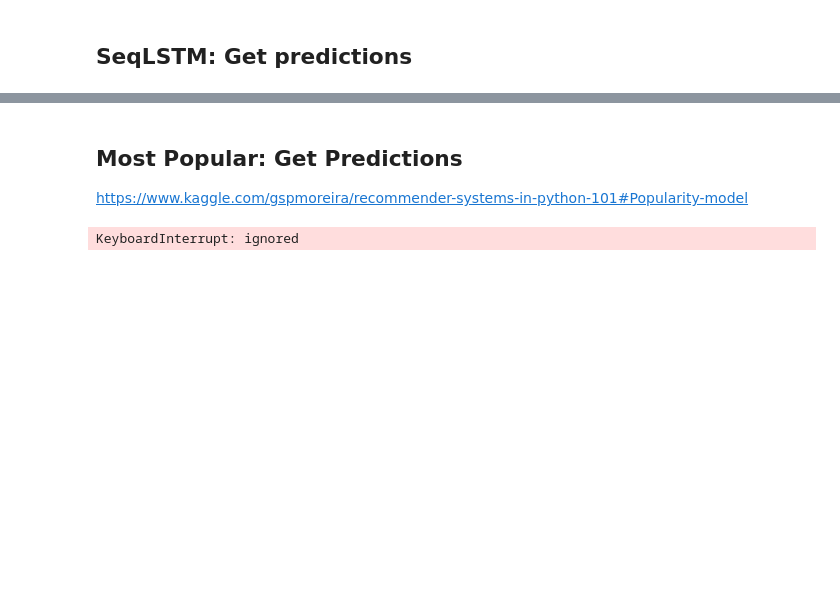
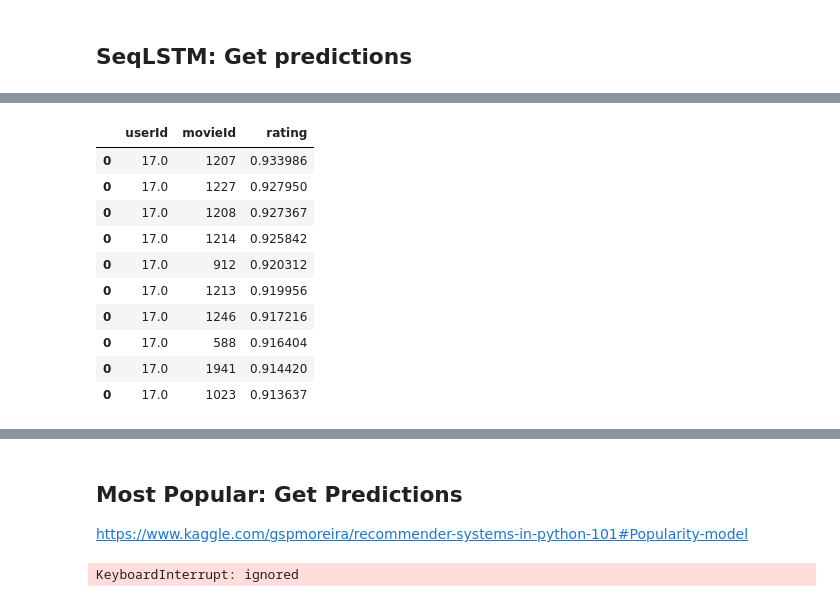
Before and after one commit to Katrin-Leberfinger/Hybrid-gender-debiased-music-recommendation, a Jupyter notebook: validation_on_musiclen_data.ipynb, the cells around one changed output, grey strips where cells are left out. Cells and saved outputs as stored; diff of their text form; code cells hidden in the pictures; blank space fills up the shorter version.

```diff
--- a/validation_on_musiclen_data.ipynb
+++ b/validation_on_musiclen_data.ipynb
@@ -649,0 +688,14 @@ for user in predictions:
+# %%
+results_df[results_df.userId == 17].head(10)
+# %% [output]
+|  | userId | movieId | rating |
+| 0 | 17.0 | 1207 | 0.933986 |
+| 0 | 17.0 | 1227 | 0.927950 |
+| 0 | 17.0 | 1208 | 0.927367 |
+| 0 | 17.0 | 1214 | 0.925842 |
+| 0 | 17.0 | 912 | 0.920312 |
+| 0 | 17.0 | 1213 | 0.919956 |
+| 0 | 17.0 | 1246 | 0.917216 |
+| 0 | 17.0 | 588 | 0.916404 |
+| 0 | 17.0 | 1941 | 0.914420 |
+| 0 | 17.0 | 1023 | 0.913637 |
```
Also changed, not shown: parts of 17 cells of this notebook.
